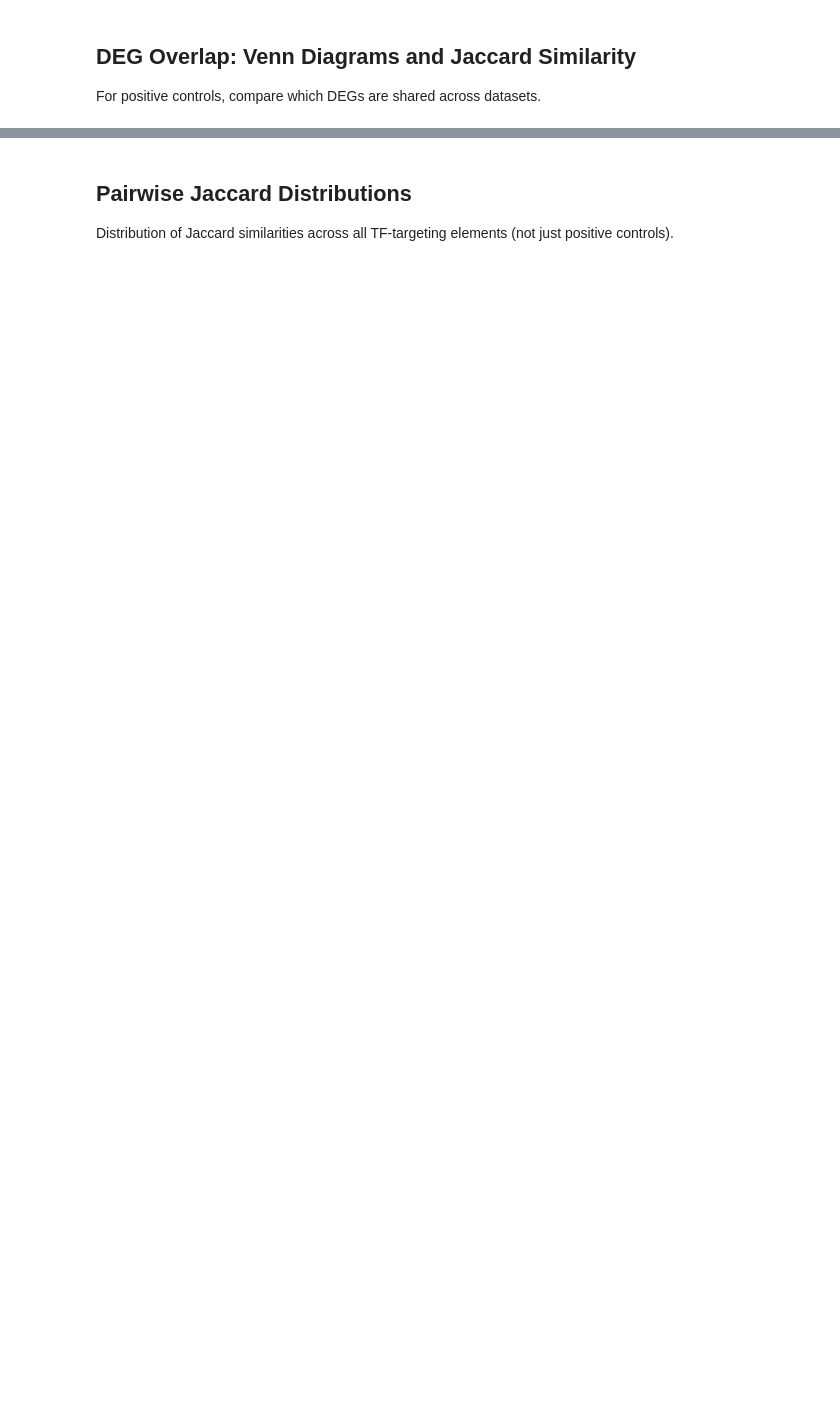
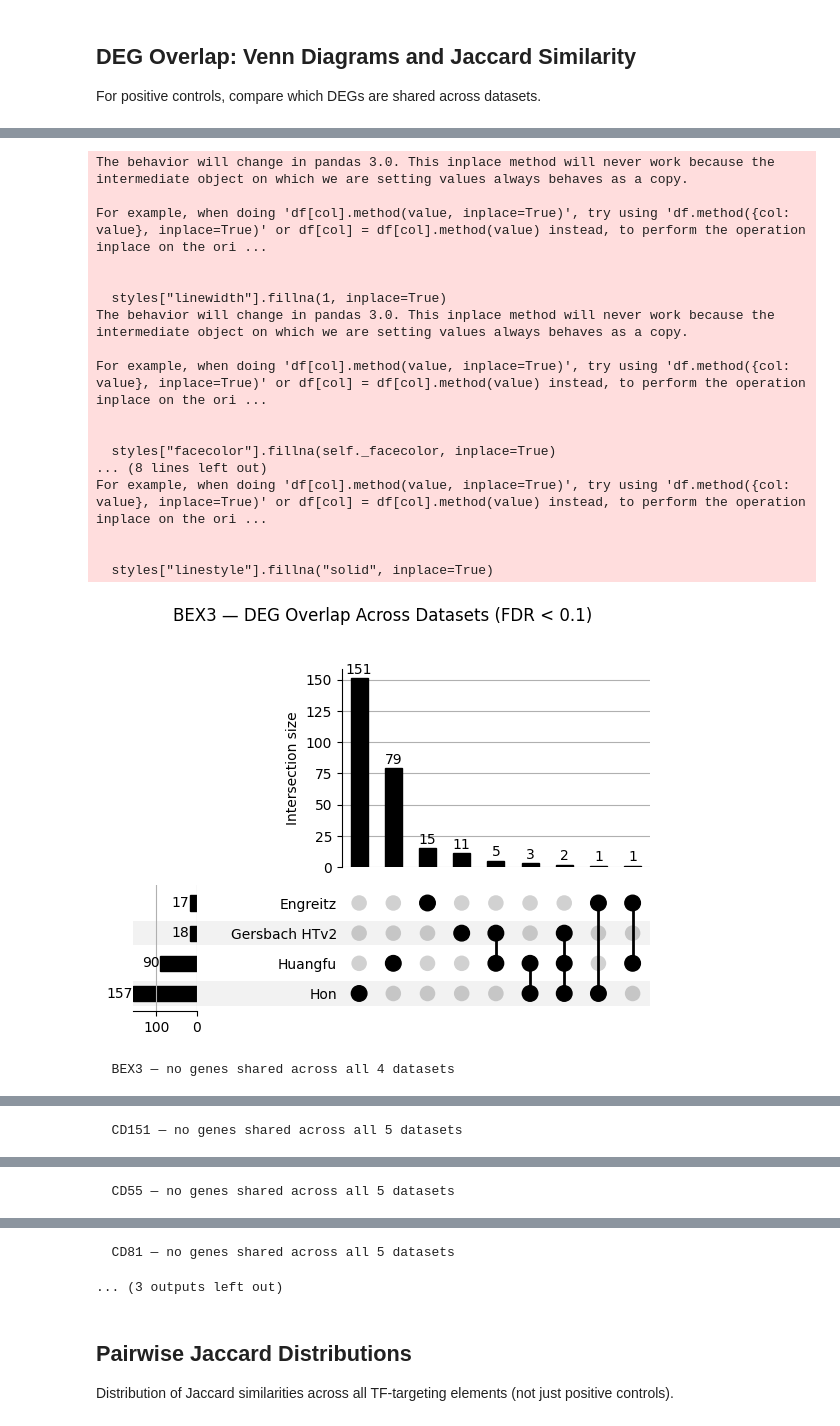
Before and after one commit to adamklie/tf_perturb_seq, a Jupyter notebook: datasets/technology-benchmark_WTC11_TF-Perturb-seq/bin/3_inference/4_trans_comparison.ipynb, the cells around one changed output, grey strips where cells are left out. Saved outputs shown, nothing was run; the diff lists cells and outputs as text; code cells hidden in the pictures; blank space fills up the shorter version.

```diff
--- a/datasets/technology-benchmark_WTC11_TF-Perturb-seq/bin/3_inference/4_trans_comparison.ipynb
+++ b/datasets/technology-benchmark_WTC11_TF-Perturb-seq/bin/3_inference/4_trans_comparison.ipynb
@@ -248,0 +319,69 @@ for elem in elements:
+# %%
+# UpSet plots for each positive control: show DEG overlap structure across datasets
+from upsetplot import UpSet, from_memberships
+
+for elem in elements:
+    # Collect DEG sets per dataset for this element
+    elem_sets = {}
+    for ds in dataset_order:
+        if (elem, ds) in deg_sets and len(deg_sets[(elem, ds)]) > 0:
+            elem_sets[short_name(ds)] = deg_sets[(elem, ds)]
+
+    if len(elem_sets) < 2:
+        print(f"{elem}: only {len(elem_sets)} dataset(s) with DEGs, skipping UpSet")
+        continue
+
+    # Build membership list for upsetplot (deduplicate by converting to tuples)
+    all_genes = set()
+    for s in elem_sets.values():
+        all_genes |= s
+
+    memberships = []
+    for gene_id in sorted(all_genes):
+        member_of = tuple(sorted(ds_name for ds_name, gene_set in elem_sets.items() if gene_id in gene_set))
+        memberships.append(member_of)
+
+    # from_memberships needs a count per unique combination
+    membership_counts = pd.Series(memberships).value_counts()
+    membership_series = from_memberships(
+        membership_counts.index.tolist(),
+        data=membership_counts.values,
+    )
+
+    upset = UpSet(membership_series, show_counts=True, sort_by="cardinality",
+                  min_subset_size=1)
+    fig = plt.figure(figsize=(10, 5))
+    upset.plot(fig=fig)
+    fig.suptitle(f"{elem} — DEG Overlap Across Datasets (FDR < {FDR_THRESHOLD})",
+                 fontsize=12, y=1.02)
+    plt.savefig(OUTPUT_DIR / f"upset_{elem}.pdf", dpi=300, bbox_inches="tight")
+    plt.show()
+
+    # Also print shared genes for the intersection of all datasets
+    if len(elem_sets) >= 2:
+        all_shared = set.intersection(*elem_sets.values())
+        if all_shared:
+            shared_symbols = sorted(gene_id_to_symbol.get(g, g) for g in all_shared)
+            print(f"  {elem} — genes in ALL {len(elem_sets)} datasets: {', '.join(shared_symbols)}")
+        else:
+            print(f"  {elem} — no genes shared across all {len(elem_sets)} datasets")
+# %% [output]
+The behavior will change in pandas 3.0. This inplace method will never work because the intermediate object on which we are setting values always behaves as a copy.
+
+For example, when doing 'df[col].method(value, inplace=True)', try using 'df.method({col: value}, inplace=True)' or df[col] = df[col].method(value) instead, to perform the operation inplace on the ori ...
+
+
+  styles["linewidth"].fillna(1, inplace=True)
+The behavior will change in pandas 3.0. This inplace method will never work because the intermediate object on which we are setting values always behaves as a copy.
+
+For example, when doing 'df[col].method(value, inplace=True)', try using 'df.method({col: value}, inplace=True)' or df[col] = df[col].method(value) instead, to perform the operation inplace on the ori ...
+
+
+  styles["facecolor"].fillna(self._facecolor, inplace=True)
+... (8 lines left out)
+For example, when doing 'df[col].method(value, inplace=True)', try using 'df.method({col: value}, inplace=True)' or df[col] = df[col].method(value) instead, to perform the operation inplace on the ori ...
+
+
+  styles["linestyle"].fillna("solid", inplace=True)
+[figure, added]
+  BEX3 — no genes shared across all 4 datasets
@@ -248,0 +406 @@ for elem in elements:
+  CD151 — no genes shared across all 5 datasets
@@ -248,0 +425 @@ for elem in elements:
+  CD55 — no genes shared across all 5 datasets
@@ -249,3 +444,5 @@ for elem in elements:
+  CD81 — no genes shared across all 5 datasets
+... (3 outputs left out)
 # %% [markdown]
 ## Pairwise Jaccard Distributions
 
```
Also changed, not shown: parts of 19 cells of this notebook, 12 other files.
